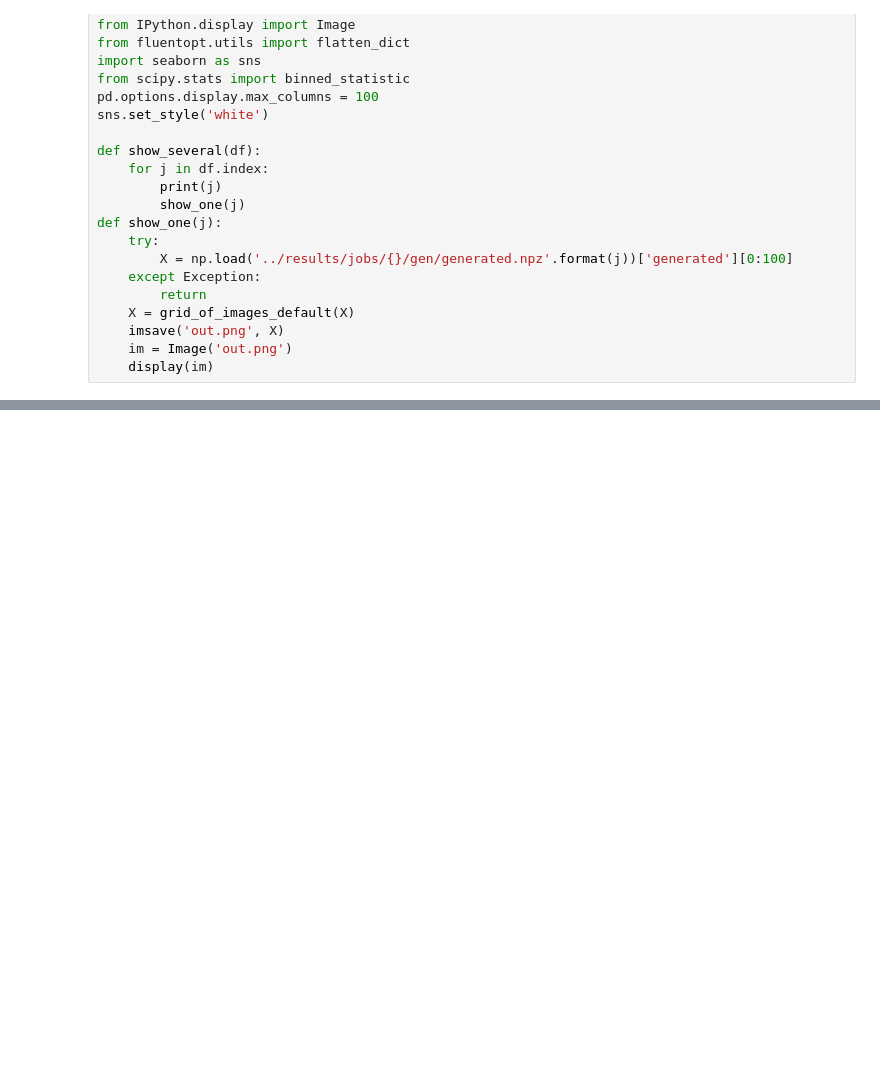
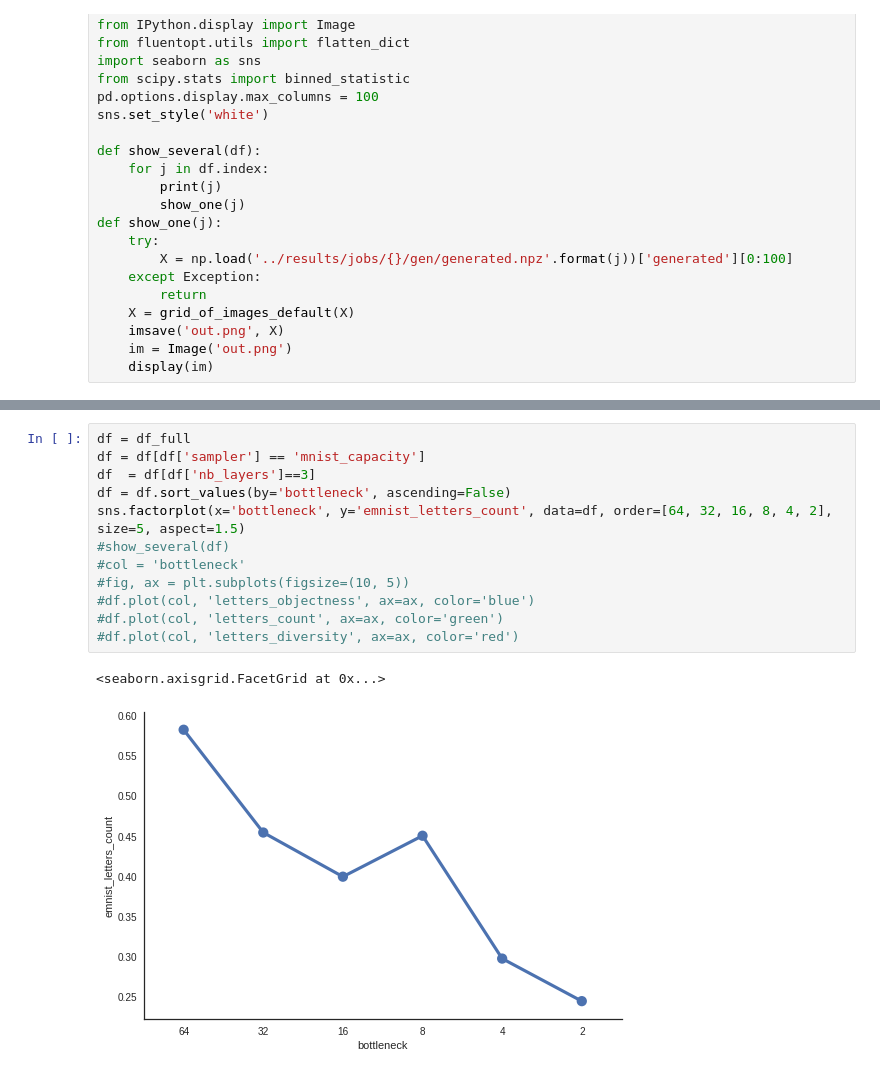
Before and after one commit to mehdidc/out_of_class, a Jupyter notebook: ae/ipynb/analysis.ipynb, the cells around one changed output, grey strips where cells are left out. Cells and saved outputs as stored; diff of their text form; blank space fills up the shorter version.

```diff
--- a/ae/ipynb/analysis.ipynb
+++ b/ae/ipynb/analysis.ipynb
@@ -70,0 +72,15 @@ d
+# %%
+df = df_full
+df = df[df['sampler'] == 'mnist_capacity']
+df  = df[df['nb_layers']==3]
+df = df.sort_values(by='bottleneck', ascending=False)
+sns.factorplot(x='bottleneck', y='emnist_letters_count', data=df, order=[64, 32, 16, 8, 4, 2], size=5, aspect=1.5)
+#show_several(df)
+#col = 'bottleneck'
+#fig, ax = plt.subplots(figsize=(10, 5))
+#df.plot(col, 'letters_objectness', ax=ax, color='blue')
+#df.plot(col, 'letters_count', ax=ax, color='green')
+#df.plot(col, 'letters_diversity', ax=ax, color='red')
+# %% [output]
+<seaborn.axisgrid.FacetGrid at 0x...>
+[figure, added]
```
Also changed, not shown: parts of 11 cells of this notebook, 1 other file.
